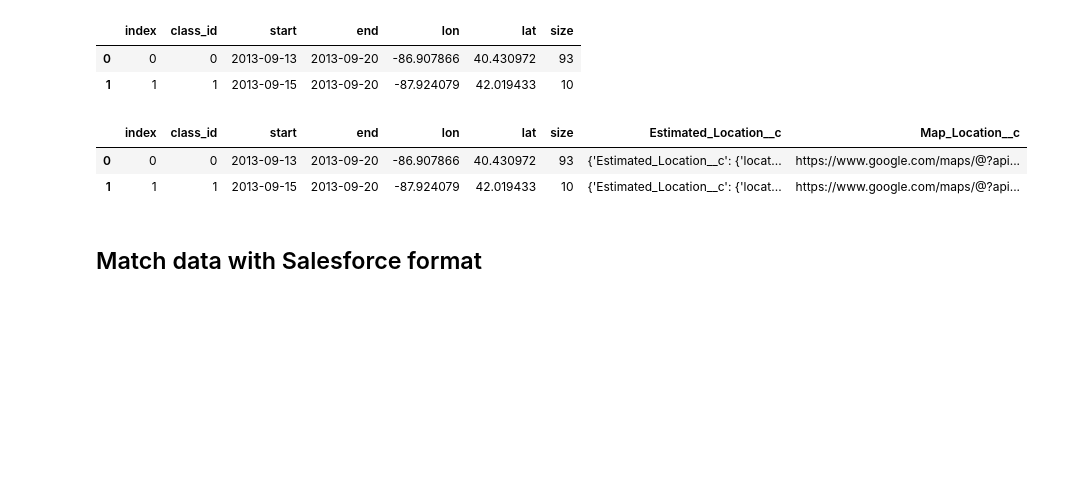
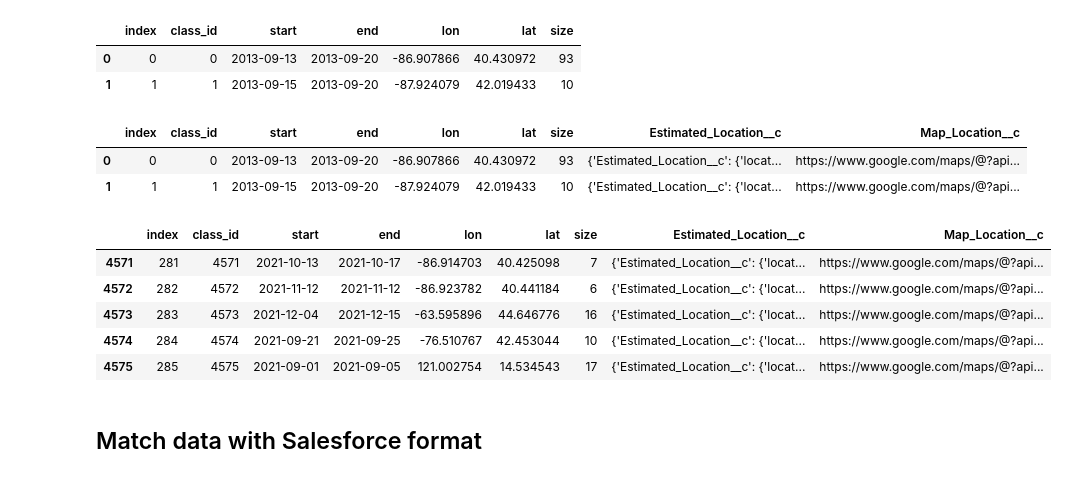
Before and after one commit to saxenap/nanohub, a Jupyter notebook: nanoHUB/pipeline/salesforce/task_tool_usage_clusters.ipynb, the cells around one changed output. Saved outputs shown, nothing was run; the diff lists cells and outputs as text; code cells hidden in the pictures; blank space fills up the shorter version.

```diff
--- a/nanoHUB/pipeline/salesforce/task_tool_usage_clusters.ipynb
+++ b/nanoHUB/pipeline/salesforce/task_tool_usage_clusters.ipynb
@@ -9,7 +9,7 @@ object_id = 'tool_usage_cluster__c'
 from nanoHUB.application import Application
 
 application = Application.get_instance()
-wang159_myrmekes_db = application.new_db_engine('wang159_myrmekes')
+wang159_myrmekes_db = application.new_db_engine('rfm_data')
 
 salesforce = application.new_salesforce_engine()
 db_s = salesforce
@@ -51,6 +54,15 @@ class_info_df.head(2)
 |  | index | class_id | start | end | lon | lat | size | Estimated_Location__c | Map_Location__c |
 | 0 | 0 | 0 | 2013-09-13 | 2013-09-20 | -86.907866 | 40.430972 | 93 | {'Estimated_Location__c': {'locat... | https://www.google.com/maps/@?api... |
 | 1 | 1 | 1 | 2013-09-15 | 2013-09-20 | -87.924079 | 42.019433 | 10 | {'Estimated_Location__c': {'locat... | https://www.google.com/maps/@?api... |
+# %%
+class_info_df.tail()
+# %% [output]
+|  | index | class_id | start | end | lon | lat | size | Estimated_Location__c | Map_Location__c |
+| 4571 | 281 | 4571 | 2021-10-13 | 2021-10-17 | -86.914703 | 40.425098 | 7 | {'Estimated_Location__c': {'locat... | https://www.google.com/maps/@?api... |
+| 4572 | 282 | 4572 | 2021-11-12 | 2021-11-12 | -86.923782 | 40.441184 | 6 | {'Estimated_Location__c': {'locat... | https://www.google.com/maps/@?api... |
+| 4573 | 283 | 4573 | 2021-12-04 | 2021-12-15 | -63.595896 | 44.646776 | 16 | {'Estimated_Location__c': {'locat... | https://www.google.com/maps/@?api... |
+| 4574 | 284 | 4574 | 2021-09-21 | 2021-09-25 | -76.510767 | 42.453044 | 10 | {'Estimated_Location__c': {'locat... | https://www.google.com/maps/@?api... |
+| 4575 | 285 | 4575 | 2021-09-01 | 2021-09-05 | 121.002754 | 14.534543 | 17 | {'Estimated_Location__c': {'locat... | https://www.google.com/maps/@?api... |
 # %% [markdown]
 ## Match data with Salesforce format
 # %%
```
Also changed, not shown: parts of 5 cells of this notebook, 9 other files.
